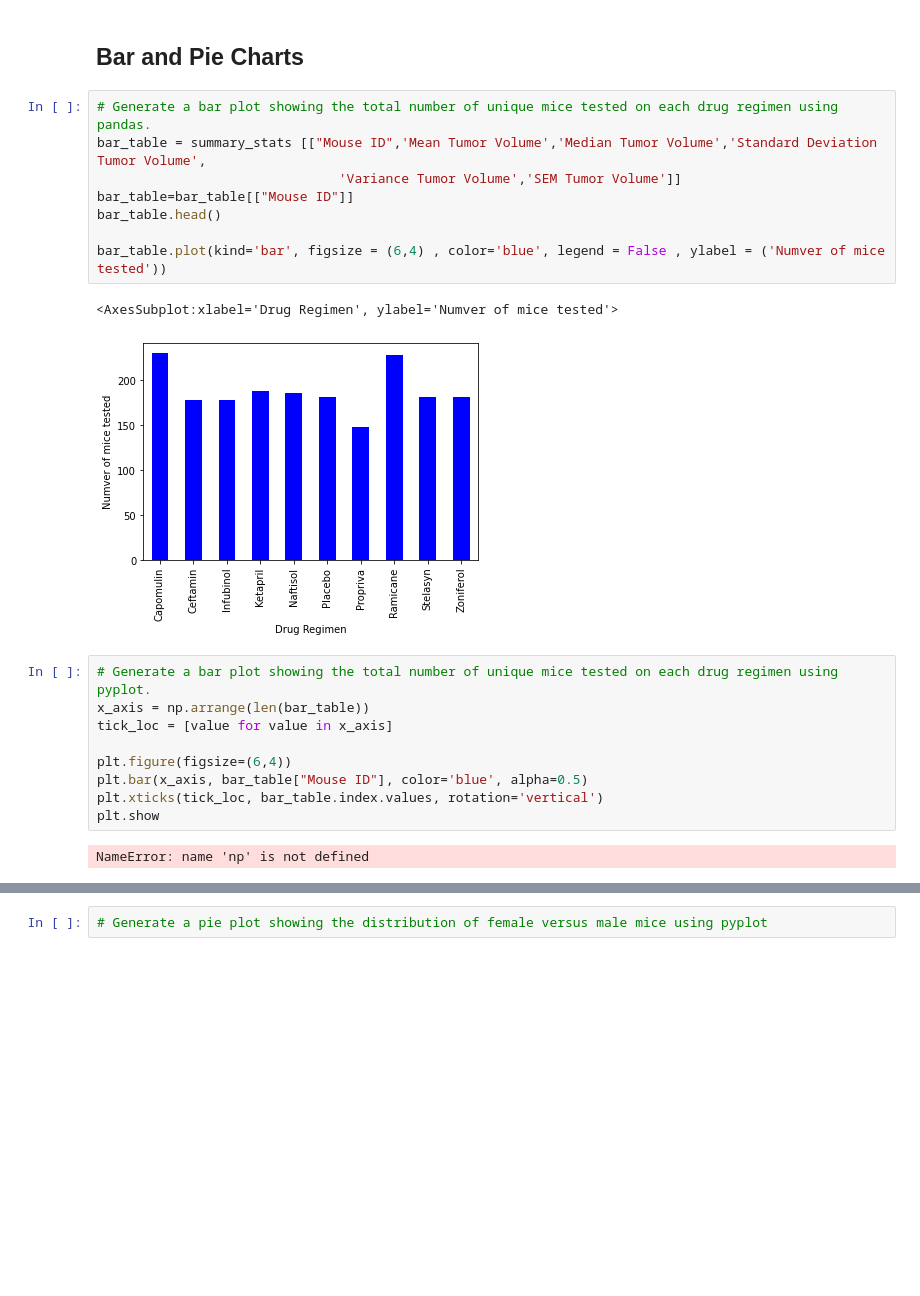
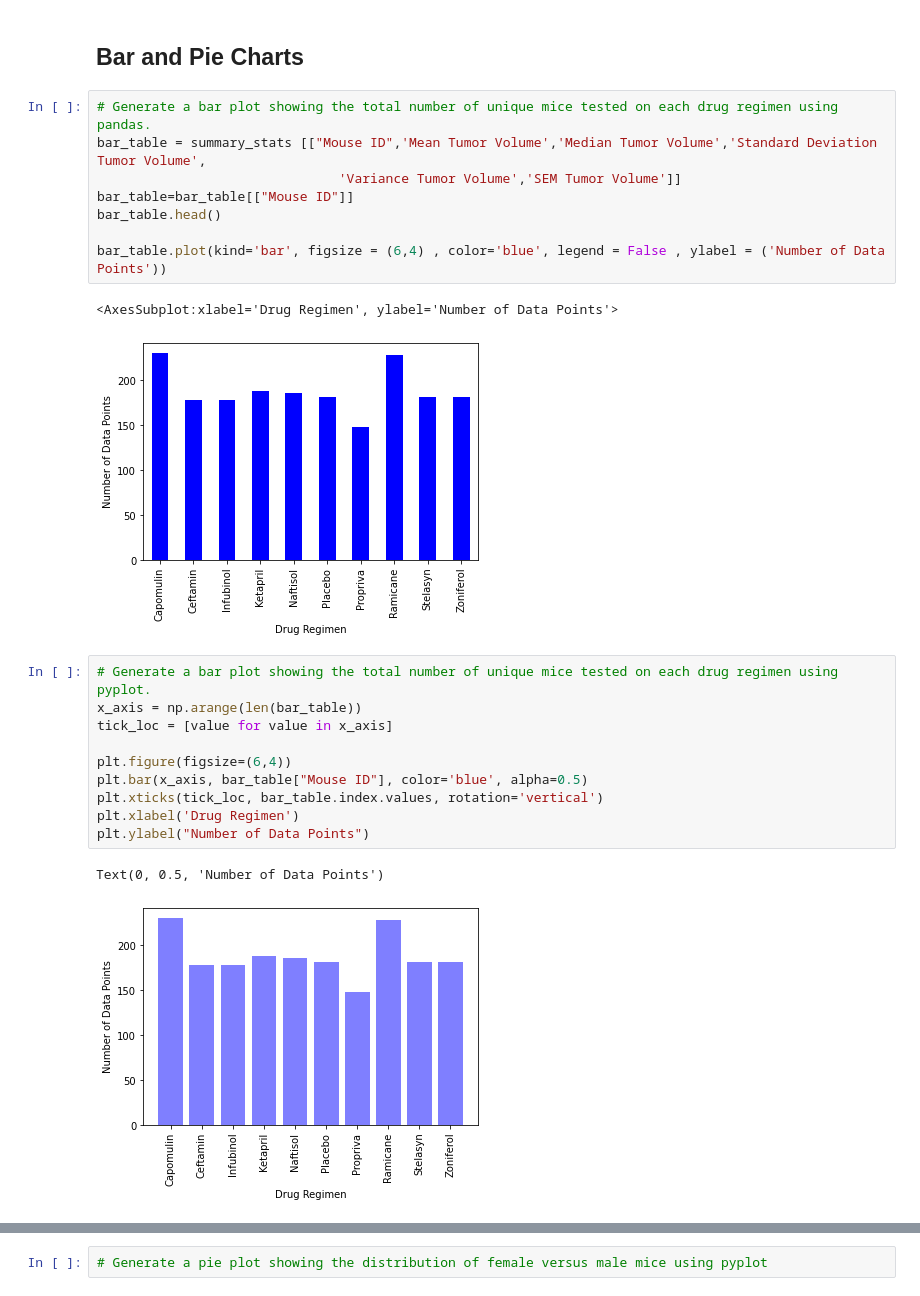
Before and after one commit to Daltonjfield/Matplotlib_homework, a Jupyter notebook: Pymaceuticals/pymaceuticals_starter.ipynb, the cells around one changed output, grey strips where cells are left out. Saved outputs shown, nothing was run; the diff lists cells and outputs as text; blank space fills up the shorter version.

```diff
--- a/Pymaceuticals/pymaceuticals_starter.ipynb
+++ b/Pymaceuticals/pymaceuticals_starter.ipynb
@@ -120,20 +120,22 @@ bar_table = summary_stats [["Mouse ID",'Mean Tumor Volume','Median Tumor Volume'
 bar_table=bar_table[["Mouse ID"]]
 bar_table.head()
 
-bar_table.plot(kind='bar', figsize = (6,4) , color='blue', legend = False , ylabel = ('Numver of mice tested'))
+bar_table.plot(kind='bar', figsize = (6,4) , color='blue', legend = False , ylabel = ('Number of Data Points'))
 # %% [output]
-<AxesSubplot:xlabel='Drug Regimen', ylabel='Numver of mice tested'>
+<AxesSubplot:xlabel='Drug Regimen', ylabel='Number of Data Points'>
 [figure]
 # %%
 # Generate a bar plot showing the total number of unique mice tested on each drug regimen using pyplot.
-x_axis = np.arrange(len(bar_table))
+x_axis = np.arange(len(bar_table))
 tick_loc = [value for value in x_axis]
 
 plt.figure(figsize=(6,4))
 plt.bar(x_axis, bar_table["Mouse ID"], color='blue', alpha=0.5)
 plt.xticks(tick_loc, bar_table.index.values, rotation='vertical')
-plt.show
+plt.xlabel('Drug Regimen')
+plt.ylabel("Number of Data Points")
 # %% [output]
-NameError: name 'np' is not defined
+Text(0, 0.5, 'Number of Data Points')
+[figure, added]
 # %%
 # Generate a pie plot showing the distribution of female versus male mice using pandas
```
Also changed, not shown: parts of 1 cell of this notebook.
